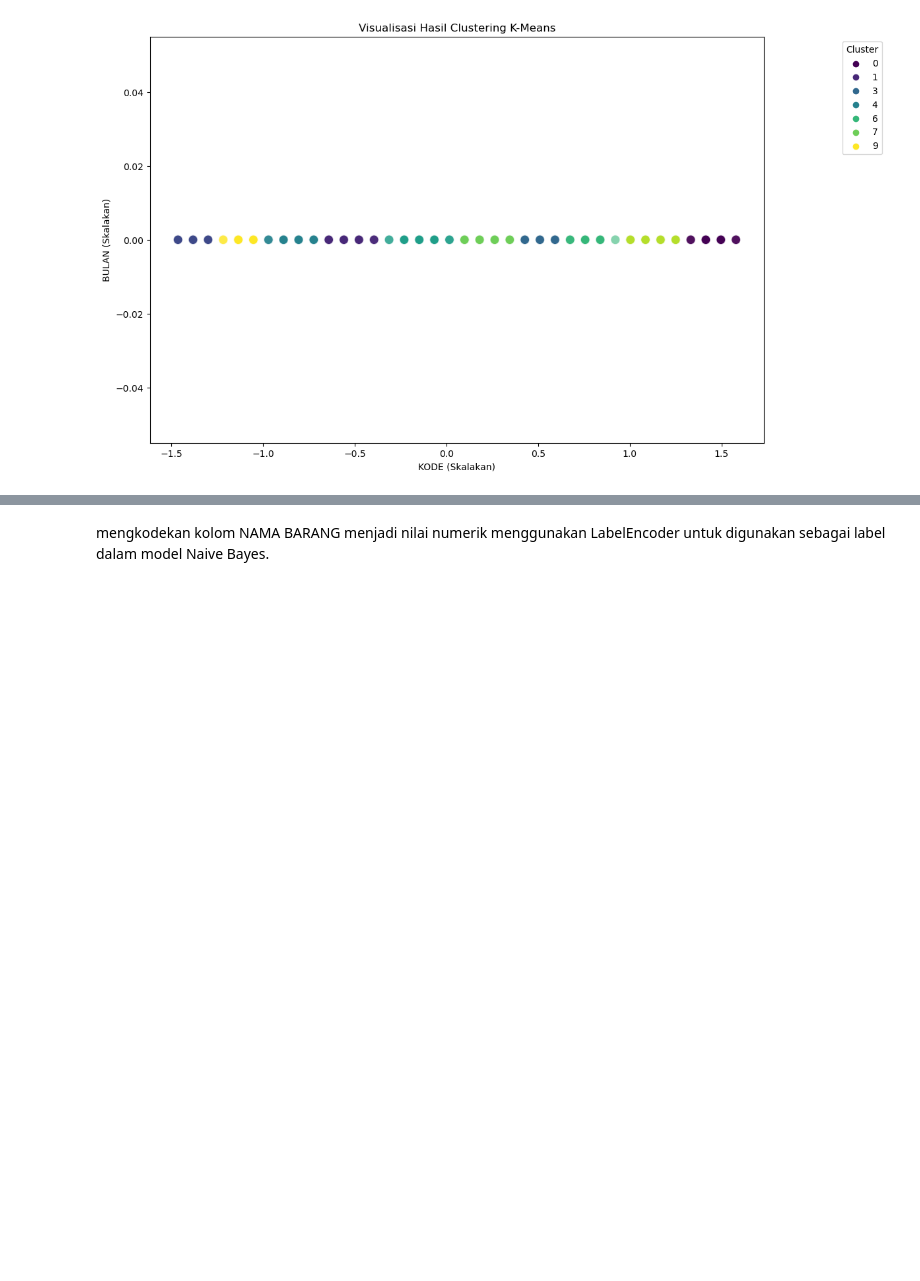
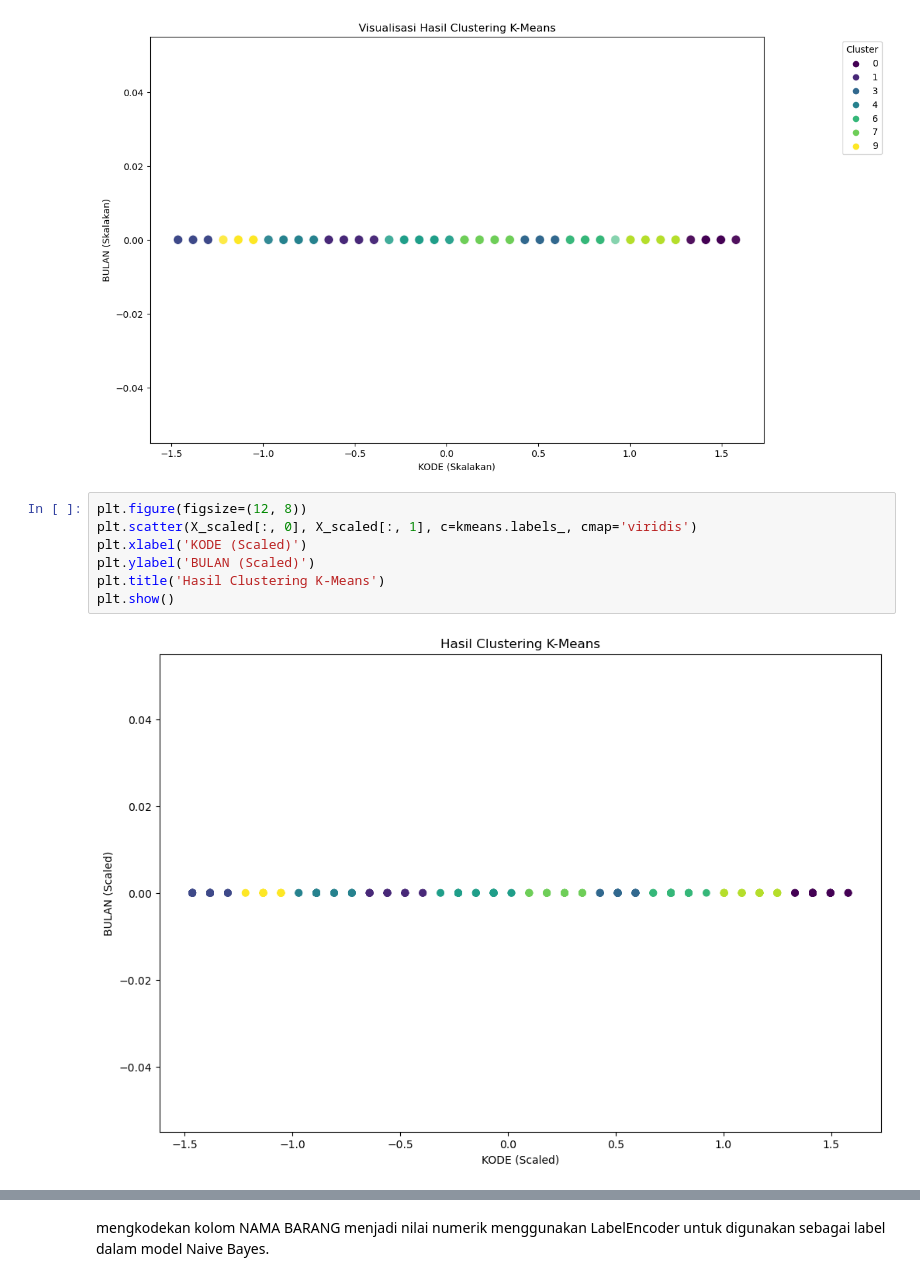
Before and after one commit to AzrielYanuar1717/pembelajaranmesin, a Jupyter notebook: ML-A11.2022.14646-UAS/uas_ml/ML-A11.2022.14646.ipynb, the cells around one changed output, grey strips where cells are left out. Drawn from its saved outputs; the diff is of its cells as text; blank space fills up the shorter version.

```diff
--- a/ML-A11.2022.14646-UAS/uas_ml/ML-A11.2022.14646.ipynb
+++ b/ML-A11.2022.14646-UAS/uas_ml/ML-A11.2022.14646.ipynb
@@ -292,3 +292,12 @@ plt.legend(title='Cluster', loc='upper right', bbox_to_anchor=(1.2, 1))
 plt.show()
 # %% [output]
 [figure]
+# %%
+plt.figure(figsize=(12, 8))
+plt.scatter(X_scaled[:, 0], X_scaled[:, 1], c=kmeans.labels_, cmap='viridis')
+plt.xlabel('KODE (Scaled)')
+plt.ylabel('BULAN (Scaled)')
+plt.title('Hasil Clustering K-Means')
+plt.show()
+# %% [output]
+[figure, added]
```
Also changed, not shown: parts of 13 cells of this notebook, 1 other file.
